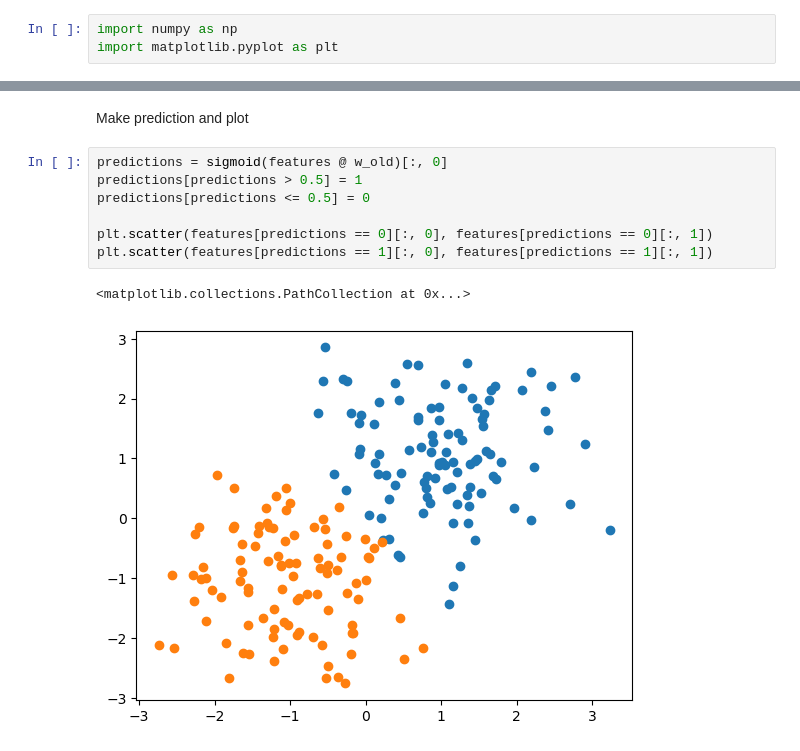
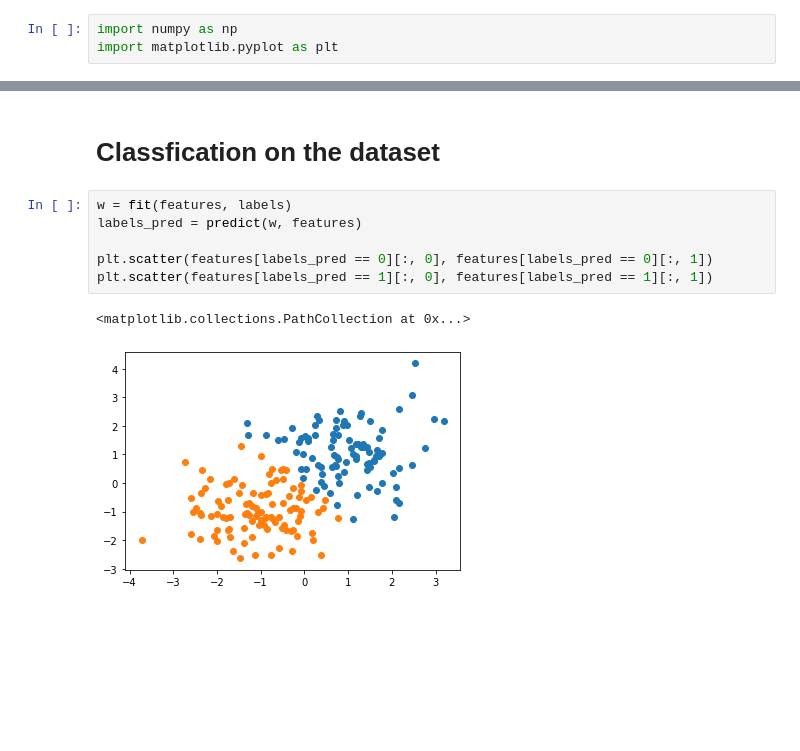
Before and after one commit to shanshanxu94/PAML-Implementation, a Jupyter notebook: Logistic_Regression.ipynb, the cells around one changed output, grey strips where cells are left out. Saved outputs shown, nothing was run; the diff lists cells and outputs as text; blank space fills up the shorter version.

```diff
--- a/Logistic_Regression.ipynb
+++ b/Logistic_Regression.ipynb
@@ -54,12 +73,11 @@ i, w_old
-# %% [markdown]
-Make prediction and plot
+# %% [markdown]
+# Classfication on the dataset
 # %%
-predictions = sigmoid(features @ w_old)[:, 0]
-predictions[predictions > 0.5] = 1
-predictions[predictions <= 0.5] = 0
+w = fit(features, labels)
+labels_pred = predict(w, features)
 
-plt.scatter(features[predictions == 0][:, 0], features[predictions == 0][:, 1])
-plt.scatter(features[predictions == 1][:, 0], features[predictions == 1][:, 1])
+plt.scatter(features[labels_pred == 0][:, 0], features[labels_pred == 0][:, 1])
+plt.scatter(features[labels_pred == 1][:, 0], features[labels_pred == 1][:, 1])
 # %% [output]
 <matplotlib.collections.PathCollection at 0x...>
-[figure, old version]
+[figure, new version]
```
Also changed, not shown: parts of 8 cells of this notebook, 5 other files.
